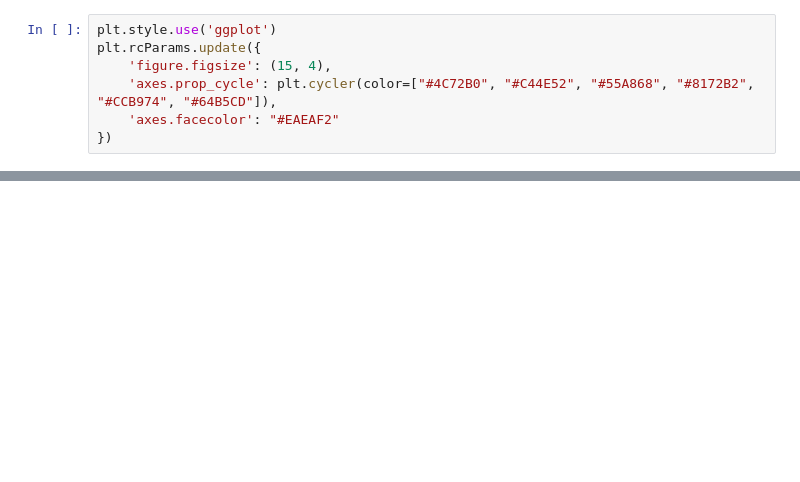
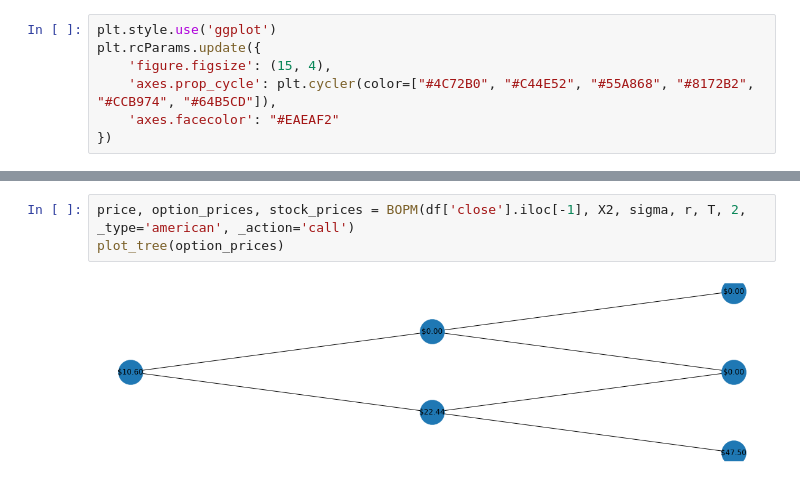
Before and after one commit to daniel-deutsch/FTD, a Jupyter notebook: Risk Management/Project 1/main.ipynb, the cells around one changed output, grey strips where cells are left out. Drawn from its saved outputs; the diff is of its cells as text; blank space fills up the shorter version.

```diff
--- a/Risk Management/Project 1/main.ipynb
+++ b/Risk Management/Project 1/main.ipynb
@@ -108,0 +152,5 @@ plot_tree(option_price)
+# %%
+price, option_prices, stock_prices = BOPM(df['close'].iloc[-1], X2, sigma, r, T, 2, _type='american', _action='call')
+plot_tree(option_prices)
+# %% [output]
+[figure, added]
```
Also changed, not shown: parts of 55 cells of this notebook, 3 other files.
